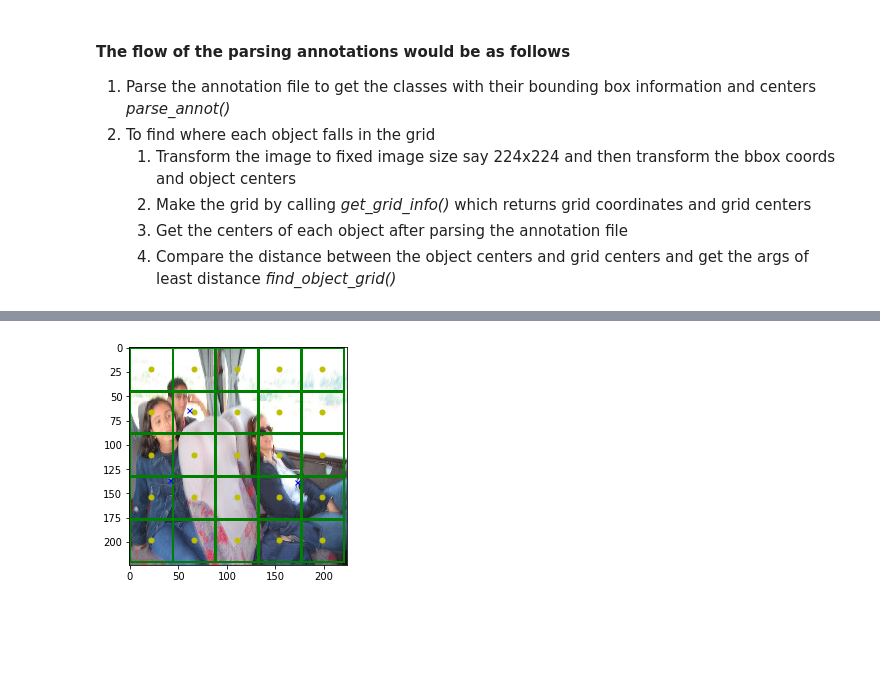
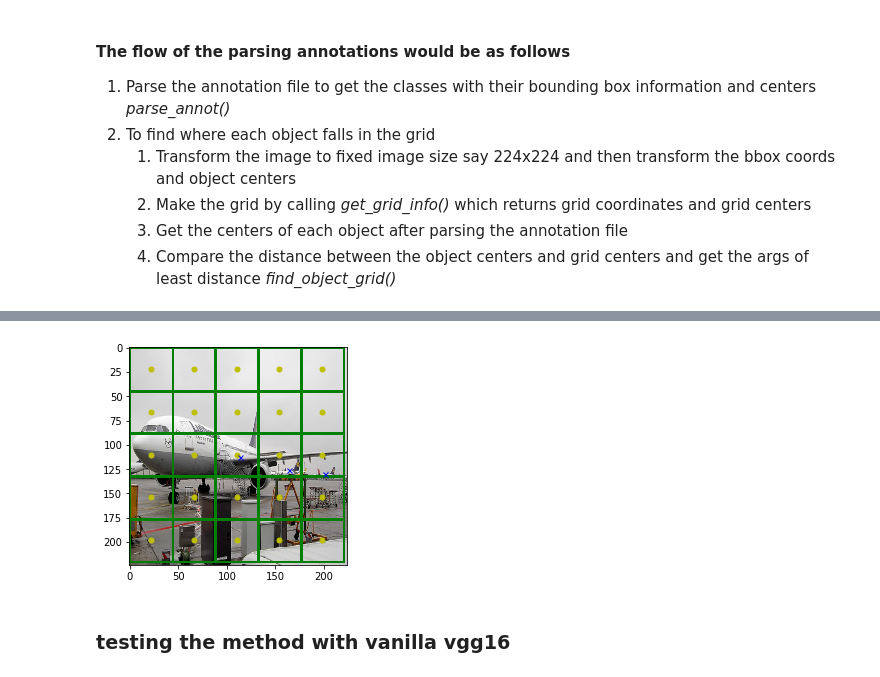
Before and after one commit to SaikiranKannaiah436/iseeyou, a Jupyter notebook: data_gen_utils.ipynb, the cells around one changed output, grey strips where cells are left out. Cells and saved outputs as stored; diff of their text form; code cells hidden in the pictures; blank space fills up the shorter version.

```diff
--- a/data_gen_utils.ipynb
+++ b/data_gen_utils.ipynb
@@ -180,7 +180,7 @@ params = {'dim_x': 224,
           'dim_y': 224,
           'channels': 3,
           'grid_size':(5, 5),
-          'batch_size': 16,
+          'batch_size': 4,
           'img_path':'../../../VOCdevkit/images/',
           'shuffle': False}
 
@@ -231,3 +230,0 @@ final_parition['train'][66]
-# %%
-img = imread('../../../VOCdevkit/images/'+'2010_000908.jpg')
-visualize_grid_with_gt(img=img, grid_size=(5, 5), y_vector=y_train[2], img_resize=(224, 224))
@@ -253,7 +268,10 @@ def visualize_grid_with_gt(img, y_vector, img_resize, grid_size=(3, 3)):
             plt.plot(obj_center[0],obj_center[1], marker='x', markersize=5, color='b')
         grid_num += 1
     plt.show()
-# %%
-visualize_grid_with_gt(test_img, test[1], (224, 224))
-# %% [output]
-[figure, removed]
+# %%
+img = imread('../../../VOCdevkit/images/'+'000033.jpg')
+visualize_grid_with_gt(img=img, grid_size=(5, 5), y_vector=y_train[3], img_resize=(224, 224))
+# %% [output]
+[figure, added]
+# %% [markdown]
+### testing the method with vanilla vgg16
```
Also changed, not shown: parts of 59 cells of this notebook.
